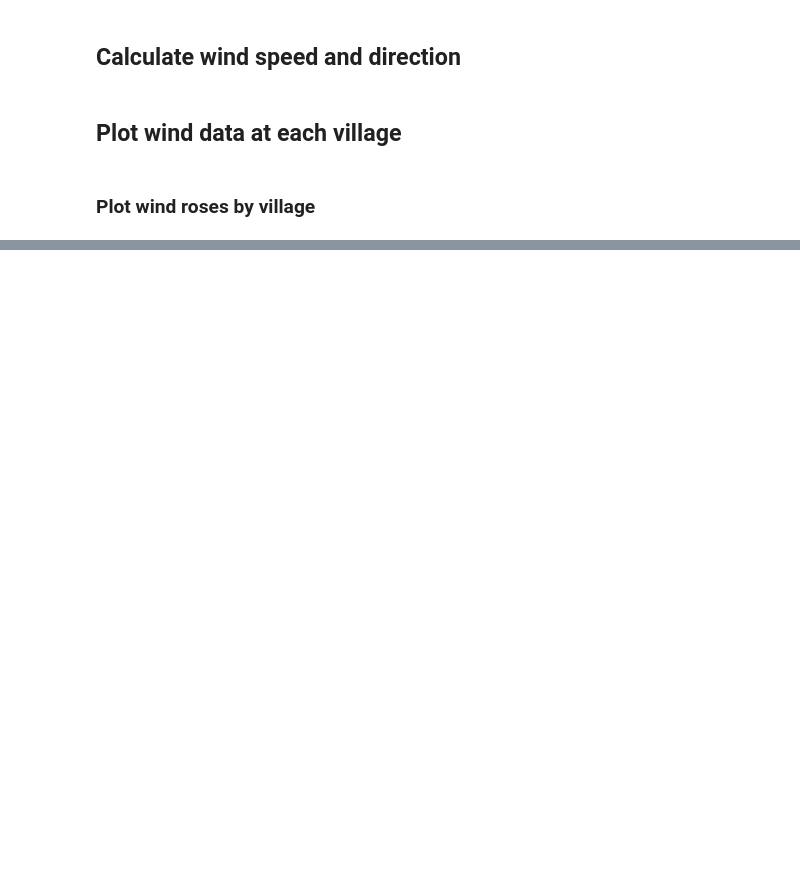
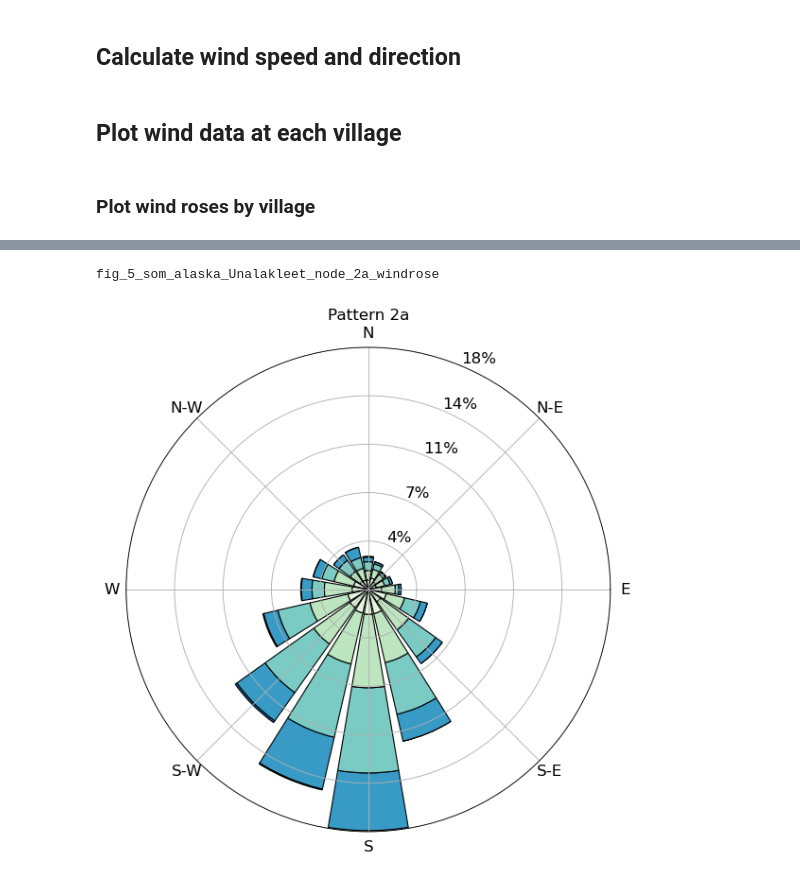
Before and after one commit to duvivier/Alaska_fall_storms_impacts, a Jupyter notebook: analysis/figure_5_village_wind_rose_som.ipynb, the cells around one changed output, grey strips where cells are left out. Saved outputs shown, nothing was run; the diff lists cells and outputs as text; code cells hidden in the pictures; blank space fills up the shorter version.

```diff
--- a/analysis/figure_5_village_wind_rose_som.ipynb
+++ b/analysis/figure_5_village_wind_rose_som.ipynb
@@ -470,0 +515,35 @@ fig_5_som_alaska_Unalakleet_node_2c_windrose
+# %%
+# village 5
+n = 4
+# data to plot
+ws = ws_all_3
+wd = wd_all_3
+
+fout = 'fig_5_som_alaska_'+village_names[n]+'_node_'+som_nodes[s]+'_windrose'
+print(fout)
+
+title_str = 'Pattern '+som_nodes[s]
+
+# Magically rounds the triangles (triangles to pizza slices if you will)
+plt.hist([0, 1])
+plt.close()
+
+# Plot wind rose
+ax = WindroseAxes.from_ax()
+ax.bar(wd, ws, bins = windRange, normed=True, opening=0.85, linewidth=1, edgecolor='black', cmap=cmap)
+#ax.legend(title='Wind Speed (m/s)',title_fontsize=15, loc='upper left',fontsize=15,framealpha=1)
+ax.set_title(title_str, fontsize = 15)
+plt.xticks(fontsize=15)
+plt.yticks(fontsize=15)
+# Format radius axis to percentages
+fmt = '%.0f%%'
+yticks = mtick.FormatStrFormatter(fmt)
+ax.yaxis.set_major_formatter(yticks)
+
+#plt.show()
+# Finalize figure and save
+fig = plt.savefig(fout+'.png', bbox_inches='tight', dpi=200)
+fig = plt.savefig(dir_out+fout+'.png', bbox_inches='tight', dpi=200)
+# %% [output]
+fig_5_som_alaska_Unalakleet_node_2a_windrose
+[figure, added]
```
Also changed, not shown: parts of 11 cells of this notebook, 8 other files.
